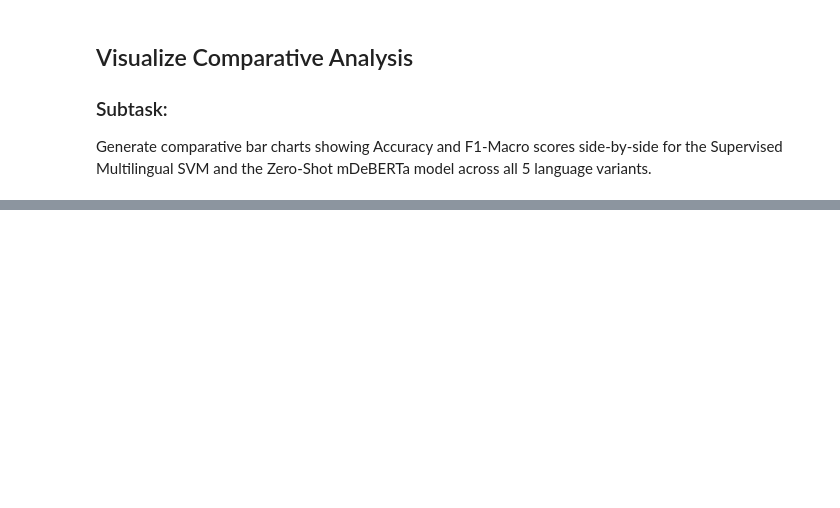
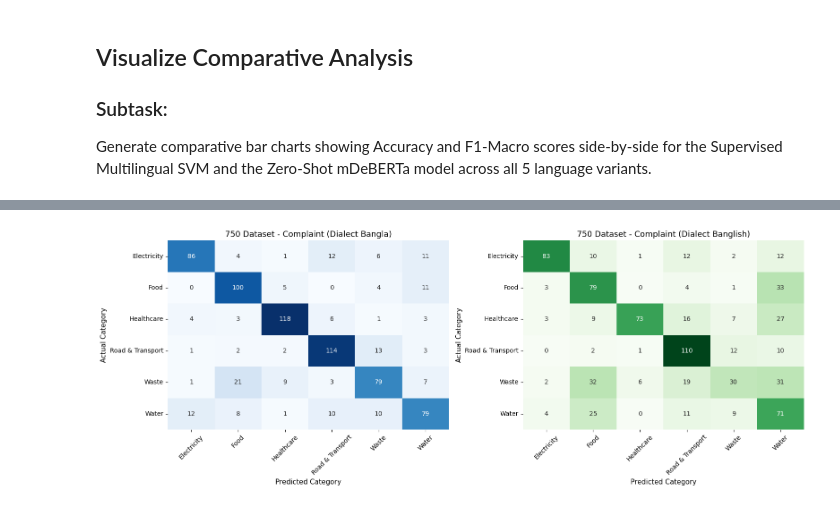
Before and after one commit to SalehinShan/smart-service-complaint-understanding, a Jupyter notebook: slscData.ipynb, the cells around one changed output, grey strips where cells are left out. Cells and saved outputs as stored; diff of their text form; code cells hidden in the pictures; blank space fills up the shorter version.

Commit message:
test and train on dialect

```diff
--- a/slscData.ipynb
+++ b/slscData.ipynb
@@ -1672,0 +1242,86 @@ VBox(children=(Dropdown(description='Classifier:', options=('Supervised SVM', 'Z
+# %%
+import torch
+import torch.nn.functional as F
+from transformers import AutoTokenizer, AutoModelForSequenceClassification
+from sklearn.metrics import confusion_matrix, accuracy_score, f1_score, classification_report
+import matplotlib.pyplot as plt
+import seaborn as sns
+import pandas as pd
+import numpy as np
+
+# 1. Load your fine-tuned mDeBERTa model and tokenizer
+model_path = "/content/fine_tuned_mdeberta_grievance"
+device = torch.device("cuda" if torch.cuda.is_available() else "cpu")
+
+tokenizer = AutoTokenizer.from_pretrained(model_path)
+model = AutoModelForSequenceClassification.from_pretrained(model_path).to(device)
+model.eval()
+
+id2label = model.config.id2label
+classes = sorted([id2label[i] for i in id2label.keys()])
+
+# 2. Load the 750 dialect dataset
+df_750 = pd.read_csv('/content/750complaint_dialect - New_Dialect_Complaints_250_Set3.csv')
+df_750 = df_750.dropna(subset=['Dialect', 'Category']) # Clean any potential empty rows
+y_true = df_750['Category'].astype(str).str.strip().tolist()
+
+# 3. Helper function for batched inference
+def run_batch_inference(text_column):
+    texts = df_750[text_column].astype(str).tolist()
+    predictions = []
+    BATCH_SIZE = 32
+
+    for i in range(0, len(texts), BATCH_SIZE):
+        batch_texts = texts[i:i + BATCH_SIZE]
+        inputs = tokenizer(
+            batch_texts,
+            padding=True,
+            truncation=True,
+            max_length=128,
+            return_tensors="pt"
+        ).to(device)
+
+        with torch.no_grad():
+            outputs = model(**inputs)
+            probs = F.softmax(outputs.logits, dim=-1)
+            preds = torch.argmax(probs, dim=-1).cpu().tolist()
+
+        predictions.extend([id2label[p] for p in preds])
+    return predictions
+
+# 4. Run inference on both Bangla and Banglish script variants
+print("Running inference on 750 dataset (Dialect Bangla)...")
+bangla_preds = run_batch_inference('Complaint (Dialect Bangla)')
+
+print("Running inference on 750 dataset (Dialect Banglish)...")
+banglish_preds = run_batch_inference('Complaint (Dialect Banglish)')
+
+# 5. Print Performance Metrics Comparison
+print(f"\n{'='*20} 750 DATASET PERFORMANCE COMPARISON {'='*20}")
+print(f"Bangla Script   -> Accuracy: {accuracy_score(y_true, bangla_preds):.4f} | F1-Macro: {f1_score(y_true, bangla_preds, average='macro'):.4f}")
+print(f"Banglish Script -> Accuracy: {accuracy_score(y_true, banglish_preds):.4f} | F1-Macro: {f1_score(y_true, banglish_preds, average='macro'):.4f}")
+
+# Detailed Classification Report for Banglish (or Bangla)
+print("\n--- Classification Report (Banglish Script) ---")
+print(classification_report(y_true, banglish_preds, zero_division=0))
+
+# 6. Plot Side-by-Side Confusion Matrices
+fig, axes = plt.subplots(1, 2, figsize=(16, 6))
+
+cm_bangla = confusion_matrix(y_true, bangla_preds, labels=classes)
+sns.heatmap(cm_bangla, annot=True, fmt='d', xticklabels=classes, yticklabels=classes, cmap='Blues', cbar=False, ax=axes[0])
+axes[0].set_title("750 Dataset - Complaint (Dialect Bangla)", fontsize=13)
+axes[0].set_xlabel("Predicted Category", fontsize=11)
+axes[0].set_ylabel("Actual Category", fontsize=11)
+axes[0].tick_params(axis='x', rotation=45)
+
+cm_banglish = confusion_matrix(y_true, banglish_preds, labels=classes)
+sns.heatmap(cm_banglish, annot=True, fmt='d', xticklabels=classes, yticklabels=classes, cmap='Greens', cbar=False, ax=axes[1])
+axes[1].set_title("750 Dataset - Complaint (Dialect Banglish)", fontsize=13)
+axes[1].set_xlabel("Predicted Category", fontsize=11)
+axes[1].set_ylabel("Actual Category", fontsize=11)
+axes[1].tick_params(axis='x', rotation=45)
+
+plt.tight_layout()
+plt.show()
+# %% [output]
@@ -1672,0 +1348 @@ VBox(children=(Dropdown(description='Classifier:', options=('Supervised SVM', 'Z
+[figure, added]
```
Also changed, not shown: parts of 36 cells of this notebook.
